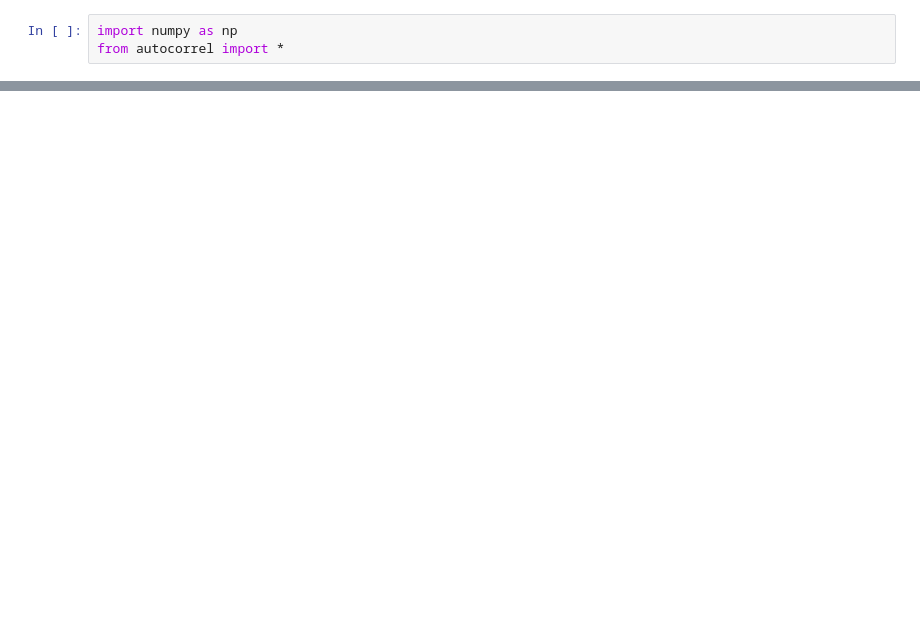
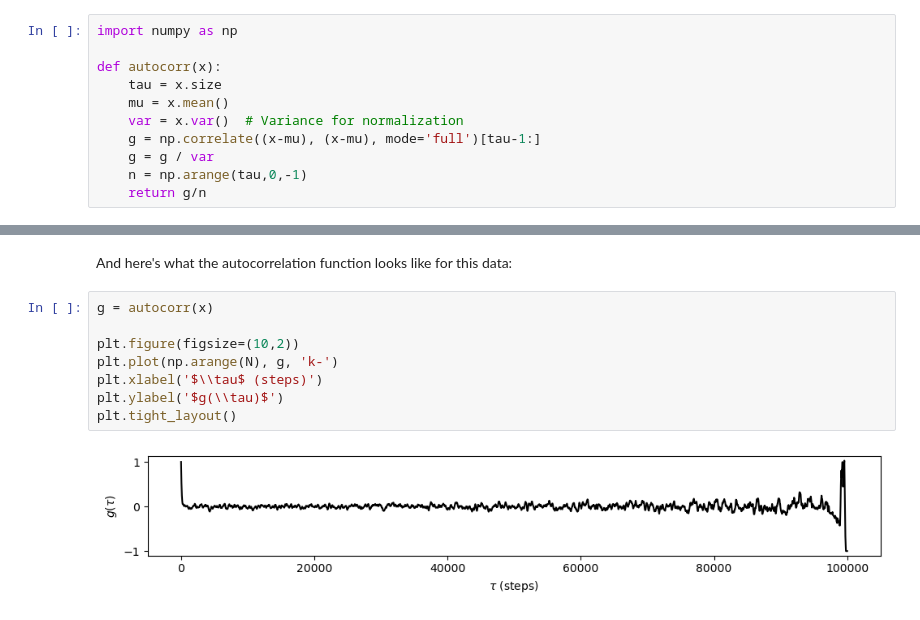
Before and after one commit to vvoelz/autocorrel, a Jupyter notebook: ac_demo.ipynb, the cells around one changed output, grey strips where cells are left out. Drawn from its saved outputs; the diff is of its cells as text; blank space fills up the shorter version.

```diff
--- a/ac_demo.ipynb
+++ b/ac_demo.ipynb
@@ -39,3 +91,11 @@ $$ g(\tau) \sim e^{-\tau/\tau_c} .$$
 # %%
 import numpy as np
-from autocorrel import *
+
+def autocorr(x):
+    tau = x.size
+    mu = x.mean()
+    var = x.var()  # Variance for normalization
+    g = np.correlate((x-mu), (x-mu), mode='full')[tau-1:]
+    g = g / var
+    n = np.arange(tau,0,-1)
+    return g/n
@@ -41,0 +170,12 @@ from autocorrel import *
+# %% [markdown]
+And here's what the autocorrelation function looks like for this data:
+# %%
+g = autocorr(x)
+
+plt.figure(figsize=(10,2))
+plt.plot(np.arange(N), g, 'k-')
+plt.xlabel('$\\tau$ (steps)')
+plt.ylabel('$g(\\tau)$')
+plt.tight_layout()
+# %% [output]
+[figure, added]
```
Also changed, not shown: parts of 17 cells of this notebook.
